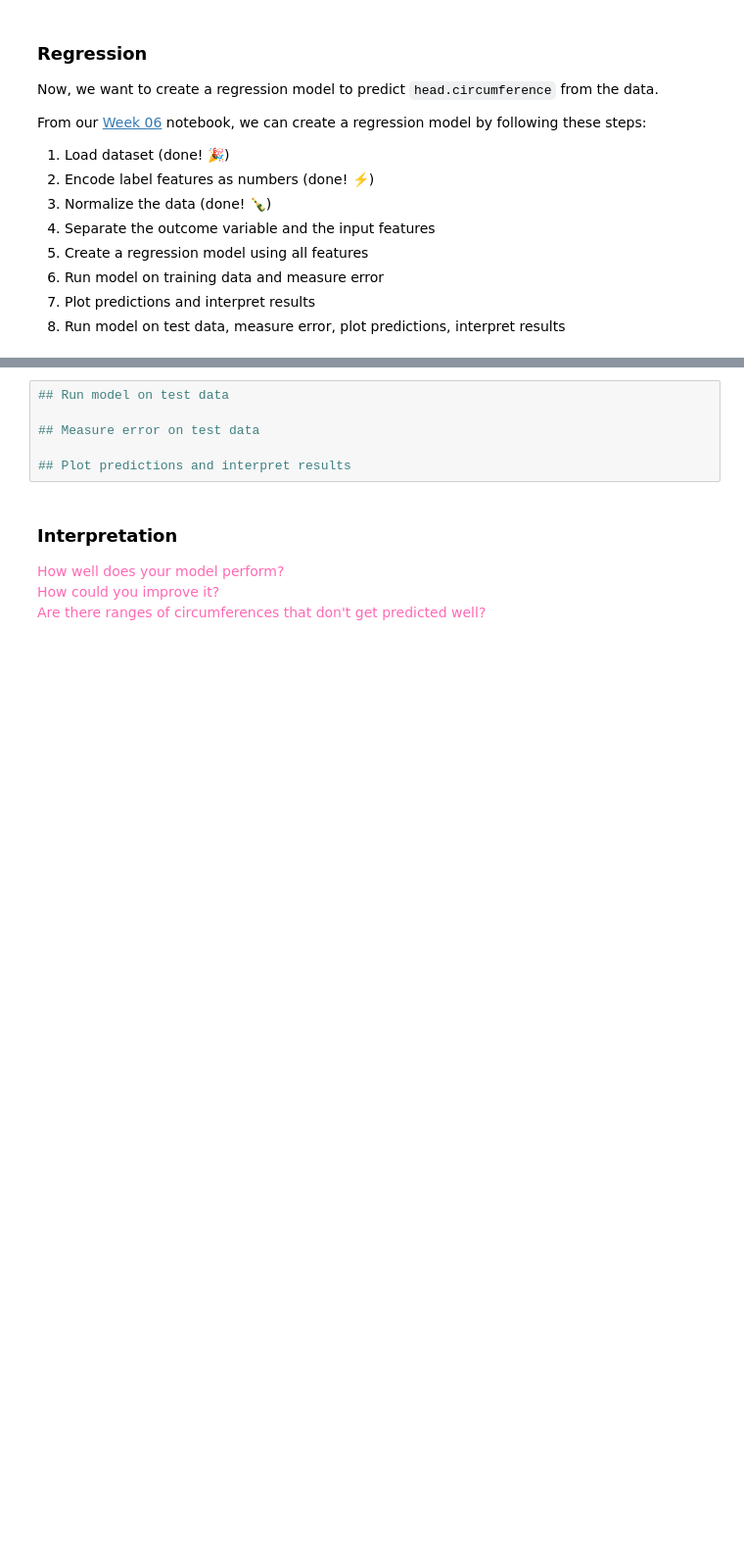
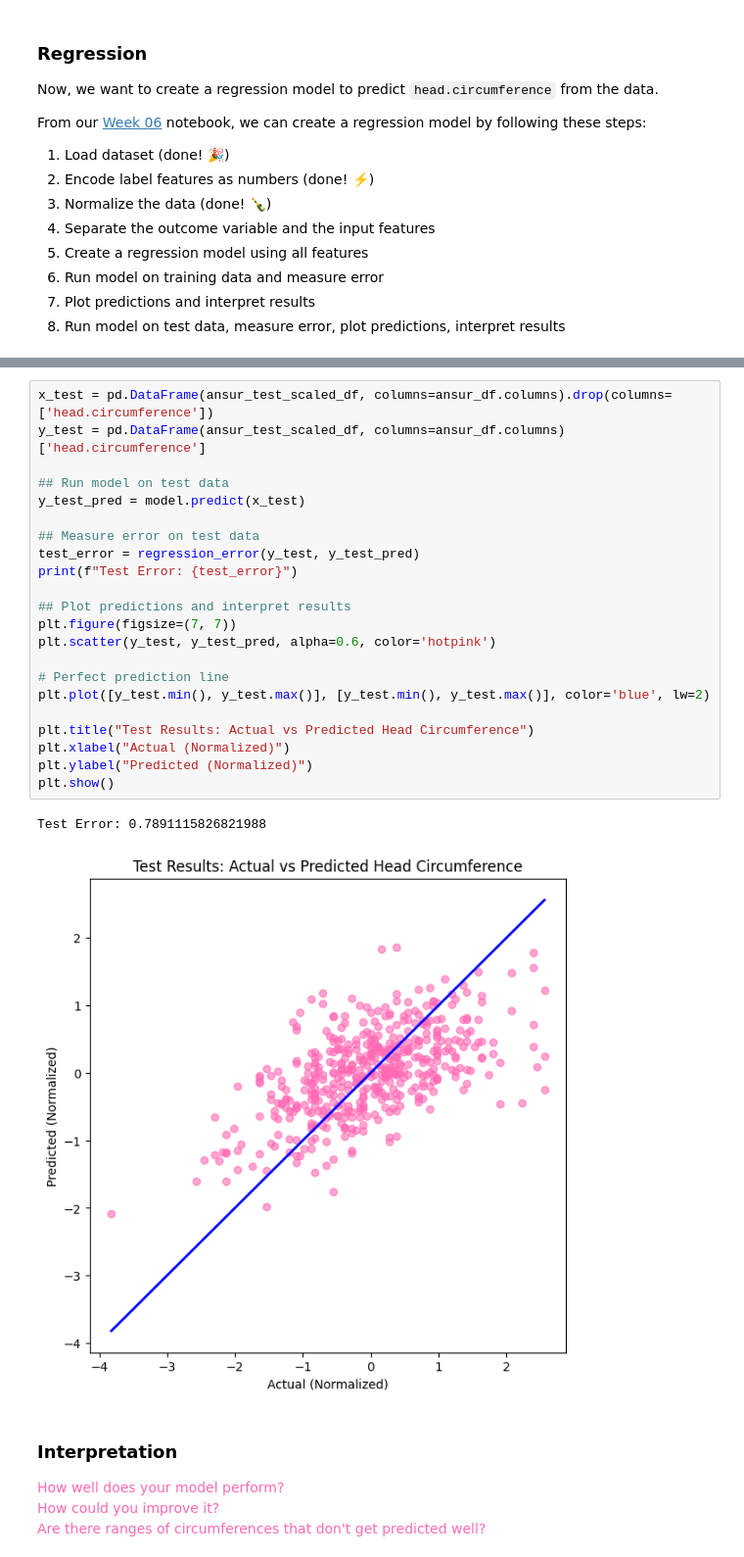
Before and after one commit to SM-ML-2026/Homework06, a Jupyter notebook: Homework06.ipynb, the cells around one changed output, grey strips where cells are left out. Shown at 98% size. Saved outputs shown, nothing was run; the diff lists cells and outputs as text; blank space fills up the shorter version.

```diff
--- a/Homework06.ipynb
+++ b/Homework06.ipynb
@@ -267,9 +265,28 @@ ValueError: Found unknown categories ['F', 'M'] in column 0 during transform
-# %%
-## Run model on test data
-
-## Measure error on test data
-
-## Plot predictions and interpret results
+# %%
+x_test = pd.DataFrame(ansur_test_scaled_df, columns=ansur_df.columns).drop(columns=['head.circumference'])
+y_test = pd.DataFrame(ansur_test_scaled_df, columns=ansur_df.columns)['head.circumference']
+
+## Run model on test data
+y_test_pred = model.predict(x_test)
+
+## Measure error on test data
+test_error = regression_error(y_test, y_test_pred)
+print(f"Test Error: {test_error}")
+
+## Plot predictions and interpret results
+plt.figure(figsize=(7, 7))
+plt.scatter(y_test, y_test_pred, alpha=0.6, color='hotpink')
+
+# Perfect prediction line
+plt.plot([y_test.min(), y_test.max()], [y_test.min(), y_test.max()], color='blue', lw=2)
+
+plt.title("Test Results: Actual vs Predicted Head Circumference")
+plt.xlabel("Actual (Normalized)")
+plt.ylabel("Predicted (Normalized)")
+plt.show()
+# %% [output]
+Test Error: 0.7891115826821988
+[figure, added]
 # %% [markdown]
 ### Interpretation
 
```
Also changed, not shown: parts of 6 cells of this notebook.
